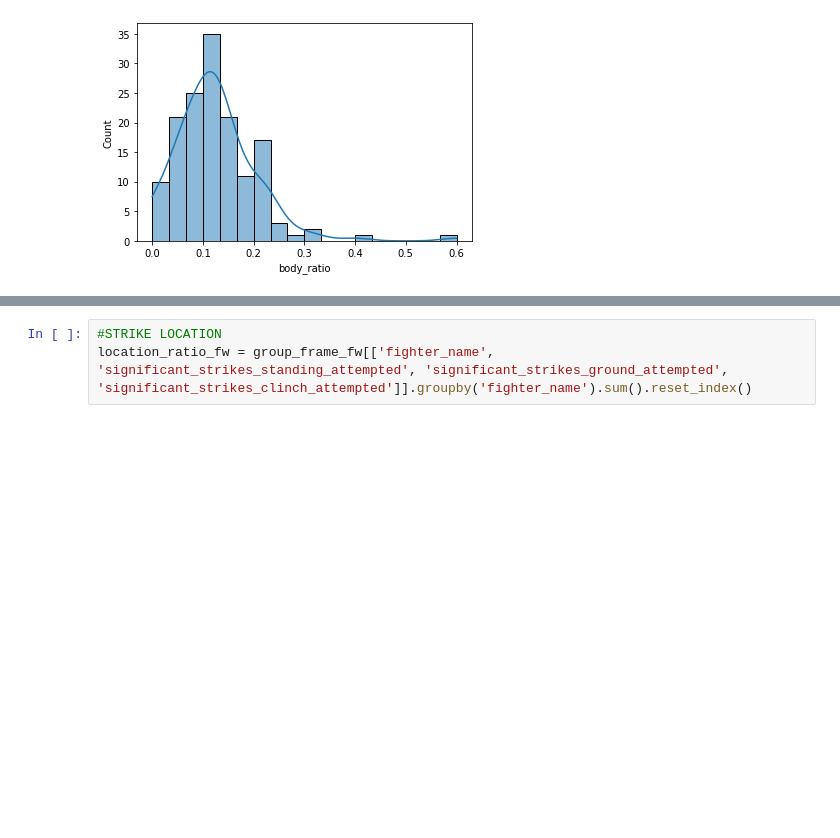
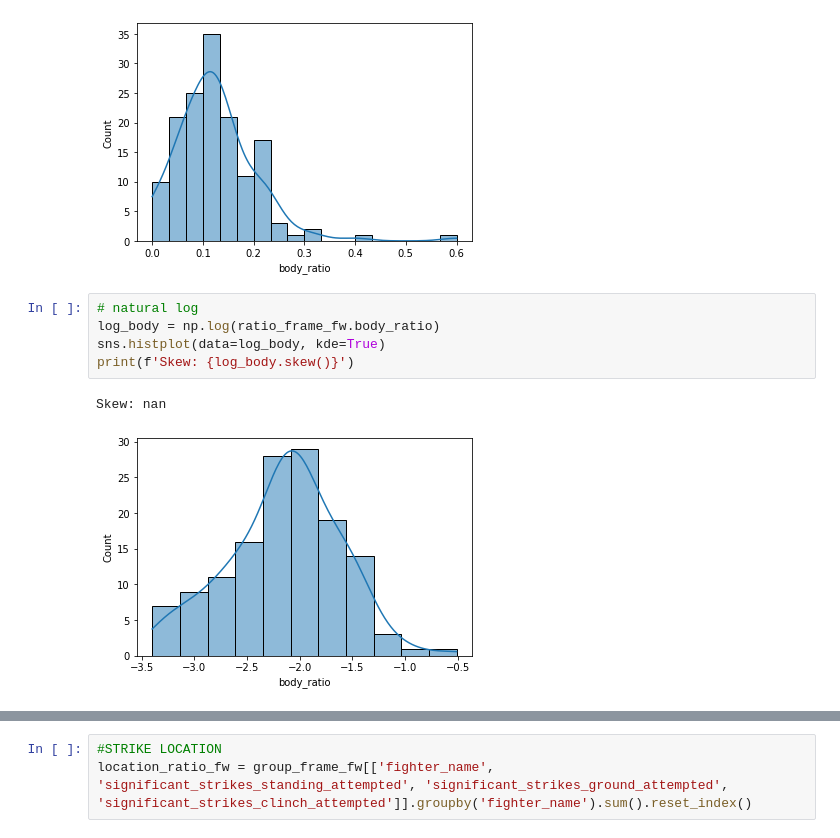
Before and after one commit to anthony-aleman/Featherweight, a Jupyter notebook: FW_EDA.ipynb, the cells around one changed output, grey strips where cells are left out. Drawn from its saved outputs; the diff is of its cells as text; blank space fills up the shorter version.

```diff
--- a/FW_EDA.ipynb
+++ b/FW_EDA.ipynb
@@ -237,3 +237,11 @@ sns.histplot(data=ratio_frame_fw, x="body_ratio", kde=True)
 # %% [output]
 <AxesSubplot:xlabel='body_ratio', ylabel='Count'>
 [figure]
+# %%
+# natural log
+log_body = np.log(ratio_frame_fw.body_ratio)
+sns.histplot(data=log_body, kde=True)
+print(f'Skew: {log_body.skew()}')
+# %% [output]
+Skew: nan
+[figure, added]
```
Also changed, not shown: parts of 20 cells of this notebook.
